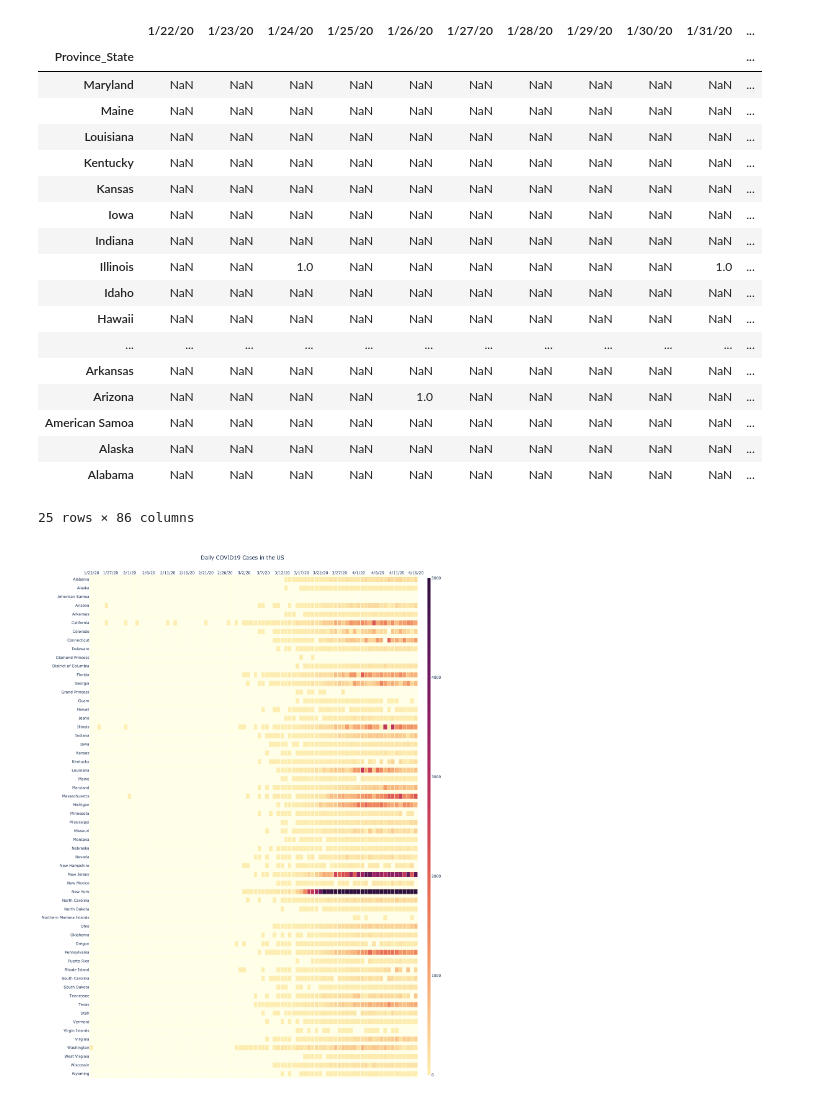
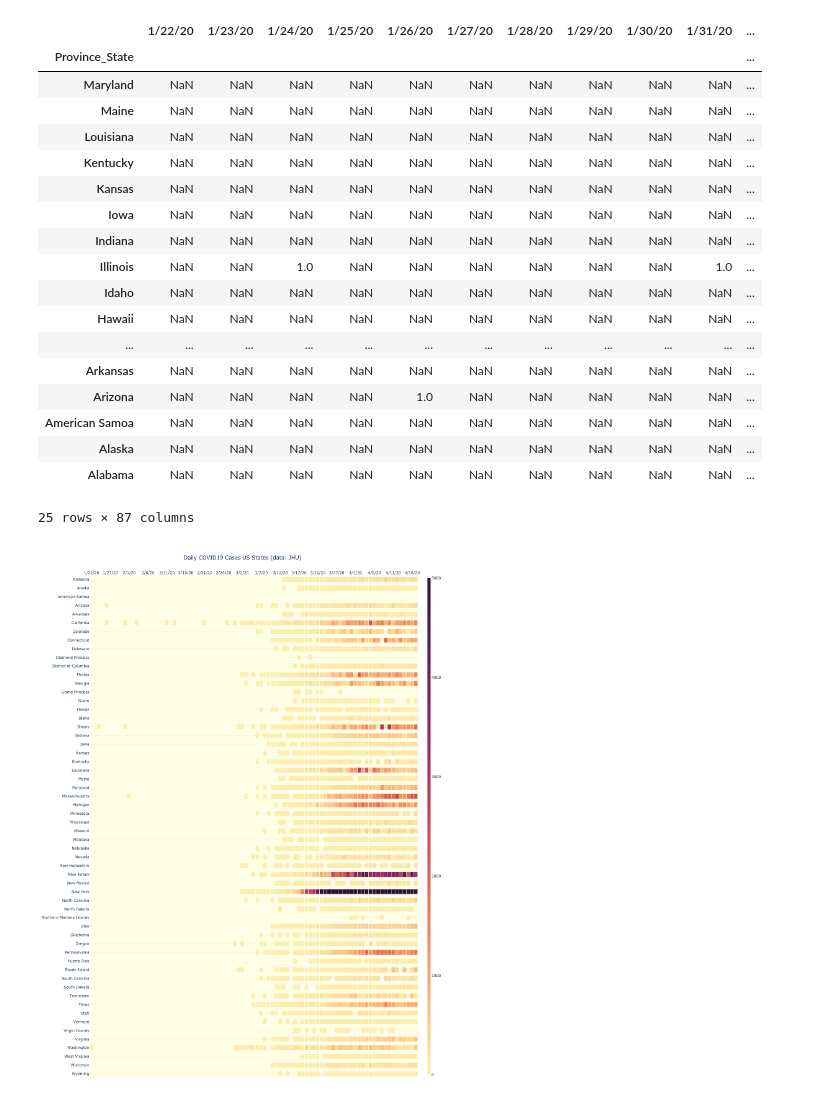
Before and after one commit to adrimos/COVID19HeatMapUS, a Jupyter notebook: HeatMapUS.ipynb, the cells around one changed output. Saved outputs shown, nothing was run; the diff lists cells and outputs as text; code cells hidden in the pictures.

Commit message:
updated to April 17
Updated with data of April 17
Changed hovermode to x unified
Added deaths to hovertemplate

```diff
--- a/HeatMapUS.ipynb
+++ b/HeatMapUS.ipynb
@@ -60,0 +63,4 @@ US_states.head(5)
+# %%
+US_states_d = US_d.groupby(['Province_State']).sum()
+US_states_d = US_states_d.loc[:, '1/22/20':]
+US_states_d = US_states_d.sort_values(by='Province_State', ascending=False)
@@ -85,10 +100,10 @@ def daily_DF(df):
        # The current column is the previous column for the next iteration
        prev = column
 
-    # We only want the totals
-    #dfdaily = dfdaily.sum().to_frame()
-    #dfdaily = dfdaily.reset_index()
-    # Negatives into positives
-    dfdaily[0] = dfdaily[0].abs()
+#     # We only want the totals
+#     dfdaily = dfdaily.sum().to_frame()
+#     dfdaily = dfdaily.reset_index()
+#     # Negatives into positives
+#     dfdaily[0] = dfdaily[0].abs()
 
     return(dfdaily)
@@ -129,0 +110,3 @@ dfdaily.head(5)
+# %%
+US_States_daily = daily_DF(US_states)
+US_States_daily_d = daily_DF(US_states_d)
@@ -130,5 +129,5 @@ dfdaily.head(5)
 # %%
-values = dfdaily[:].replace(0, np.nan)
+values = US_States_daily[:].replace(0, np.nan)
 values.tail(25)
 # %% [output]
 |  | 1/22/20 | 1/23/20 | 1/24/20 | 1/25/20 | 1/26/20 | 1/27/20 | 1/28/20 | 1/29/20 | 1/30/20 | 1/31/20 | ... |
@@ -149,41 +148,62 @@ values.tail(25)
 | American Samoa | NaN | NaN | NaN | NaN | NaN | NaN | NaN | NaN | NaN | NaN | ... |
 | Alaska | NaN | NaN | NaN | NaN | NaN | NaN | NaN | NaN | NaN | NaN | ... |
 | Alabama | NaN | NaN | NaN | NaN | NaN | NaN | NaN | NaN | NaN | NaN | ... |
-25 rows × 86 columns
+25 rows × 87 columns
 # %%
 import plotly.graph_objects as go
 import datetime
 import numpy as np
-np.random.seed(1)
+
+z=values
+x=dates
+y=values.index #the sates
+
+d=US_States_daily_d #deaths for the tooltip:.3f
+f=US_States_daily_d
+customdata = np.dstack((d, f))
 
 fig = go.Figure(data=go.Heatmap(
-        z=values,
-        x=dates,
-        y=values.index,
+        z=z,
+        x=x,
+        y=y,
+        customdata=np.dstack((d, f)),
+        hovertemplate='State: %{y}<br>Confirmed: <b> %{z:,.0f} </b> <br>Deaths: <b> %{customdata[0]:,.0f} </b> <extra></extra>',
         colorscale='matter',
         xgap=1,
         ygap=12,
         zmin=0,
         zmid=2500,
         zmax=5000,
         colorbar=dict(thickness=10),
-        connectgaps=False
+        connectgaps=False,
                )
         )
 
 fig.update_layout(
-    title=dict(text='Daily COVID19 Cases in the US', x=0.5),
+    title=dict(text='Daily COVID19 Cases US States (data: JHU)', x=0.5),
     xaxis_nticks=18,
     yaxis_nticks=60,
     height=1800,
-    paper_bgcolor='rgba(0,0,0,0)',
-    plot_bgcolor='#fffee6',)
+    paper_bgcolor='white',
+    plot_bgcolor='#ffffe6',
+    hovermode="x unified",
+    hoverlabel=dict(
+                bgcolor="white",
+                font_size=16,
+                font_family="Arial",
+                bordercolor='#b3b3b3'),
+    dragmode=False) #disable panning so mobile apps can receive pinch to zoom events
 
-fig.update_xaxes(side='top', fixedrange=True,)
+fig.update_xaxes(side='top', fixedrange=True,
+                 showgrid=False,
+                 spikethickness=0.4,
+                 spikedash='solid',)
+
+fig.update_yaxes(gridcolor='#ffe6cc')
 
 fig.show(displayModeBar=False)
 
 import plotly.io as pio
 pio.write_html(fig, file='Index.html', auto_open=True)
 # %% [output]
-[figure, old version]
+[figure, new version]
```
Also changed, not shown: parts of 9 cells of this notebook, 1 other file.
